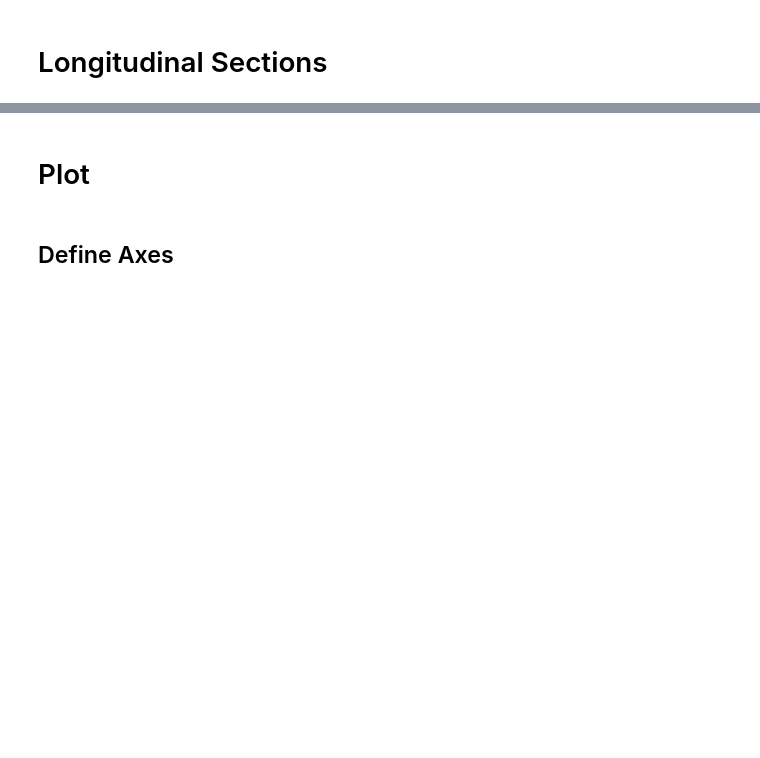
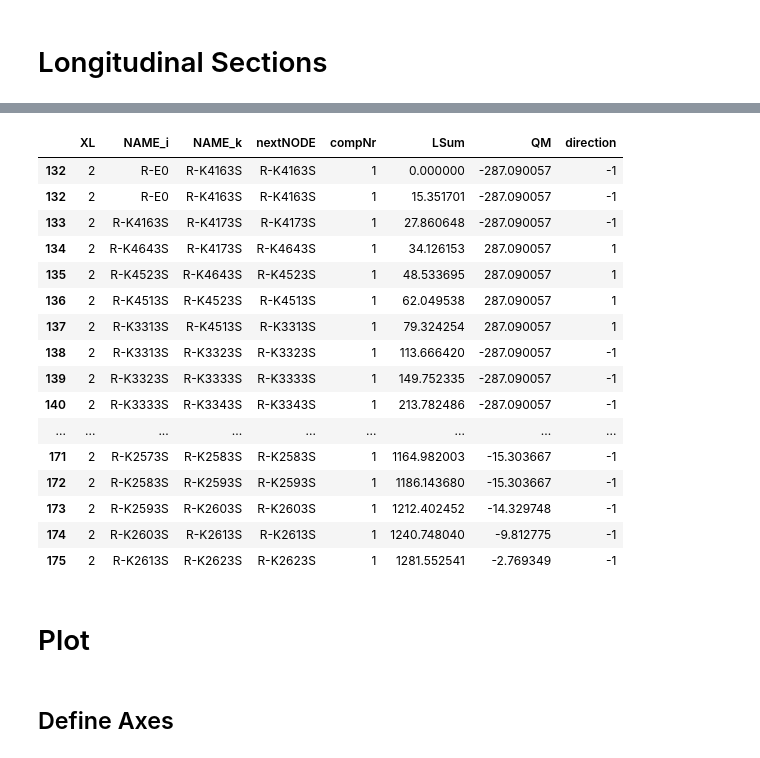
Before and after one commit to 3SConsult/PT3S, a Jupyter notebook: docs/Example3.ipynb, the cells around one changed output, grey strips where cells are left out. Cells and saved outputs as stored; diff of their text form; code cells hidden in the pictures; blank space fills up the shorter version.

```diff
--- a/docs/Example3.ipynb
+++ b/docs/Example3.ipynb
@@ -139,3 +169,28 @@ dfAGSN
+# %%
+dfAGSNRL=m.V3_AGSN[
+    (m.V3_AGSN['LFDNR']==1)
+    &
+    (m.V3_AGSN['XL']==2)
+]
+dfAGSNRL[['XL','NAME_i','NAME_k','nextNODE','compNr','LSum','QM','direction']]
+# %% [output]
+|  | XL | NAME_i | NAME_k | nextNODE | compNr | LSum | QM | direction |
+| 132 | 2 | R-E0 | R-K4163S | R-K4163S | 1 | 0.000000 | -287.090057 | -1 |
+| 132 | 2 | R-E0 | R-K4163S | R-K4163S | 1 | 15.351701 | -287.090057 | -1 |
+| 133 | 2 | R-K4163S | R-K4173S | R-K4173S | 1 | 27.860648 | -287.090057 | -1 |
+| 134 | 2 | R-K4643S | R-K4173S | R-K4643S | 1 | 34.126153 | 287.090057 | 1 |
+| 135 | 2 | R-K4523S | R-K4643S | R-K4523S | 1 | 48.533695 | 287.090057 | 1 |
+| 136 | 2 | R-K4513S | R-K4523S | R-K4513S | 1 | 62.049538 | 287.090057 | 1 |
+| 137 | 2 | R-K3313S | R-K4513S | R-K3313S | 1 | 79.324254 | 287.090057 | 1 |
+| 138 | 2 | R-K3313S | R-K3323S | R-K3323S | 1 | 113.666420 | -287.090057 | -1 |
+| 139 | 2 | R-K3323S | R-K3333S | R-K3333S | 1 | 149.752335 | -287.090057 | -1 |
+| 140 | 2 | R-K3333S | R-K3343S | R-K3343S | 1 | 213.782486 | -287.090057 | -1 |
+| ... | ... | ... | ... | ... | ... | ... | ... | ... |
+| 171 | 2 | R-K2573S | R-K2583S | R-K2583S | 1 | 1164.982003 | -15.303667 | -1 |
+| 172 | 2 | R-K2583S | R-K2593S | R-K2593S | 1 | 1186.143680 | -15.303667 | -1 |
+| 173 | 2 | R-K2593S | R-K2603S | R-K2603S | 1 | 1212.402452 | -14.329748 | -1 |
+| 174 | 2 | R-K2603S | R-K2613S | R-K2613S | 1 | 1240.748040 | -9.812775 | -1 |
+| 175 | 2 | R-K2613S | R-K2623S | R-K2623S | 1 | 1281.552541 | -2.769349 | -1 |
 # %% [markdown]
 # Plot
 # %% [markdown]
```
Also changed, not shown: parts of 10 cells of this notebook, 8 other files.
